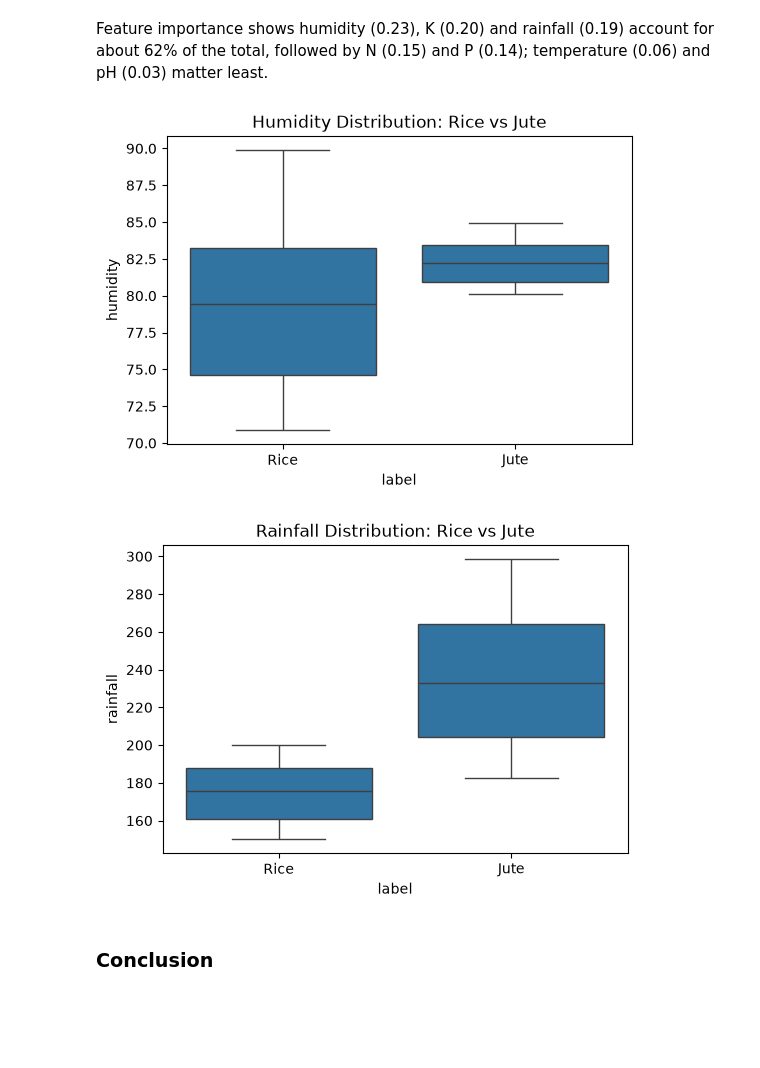
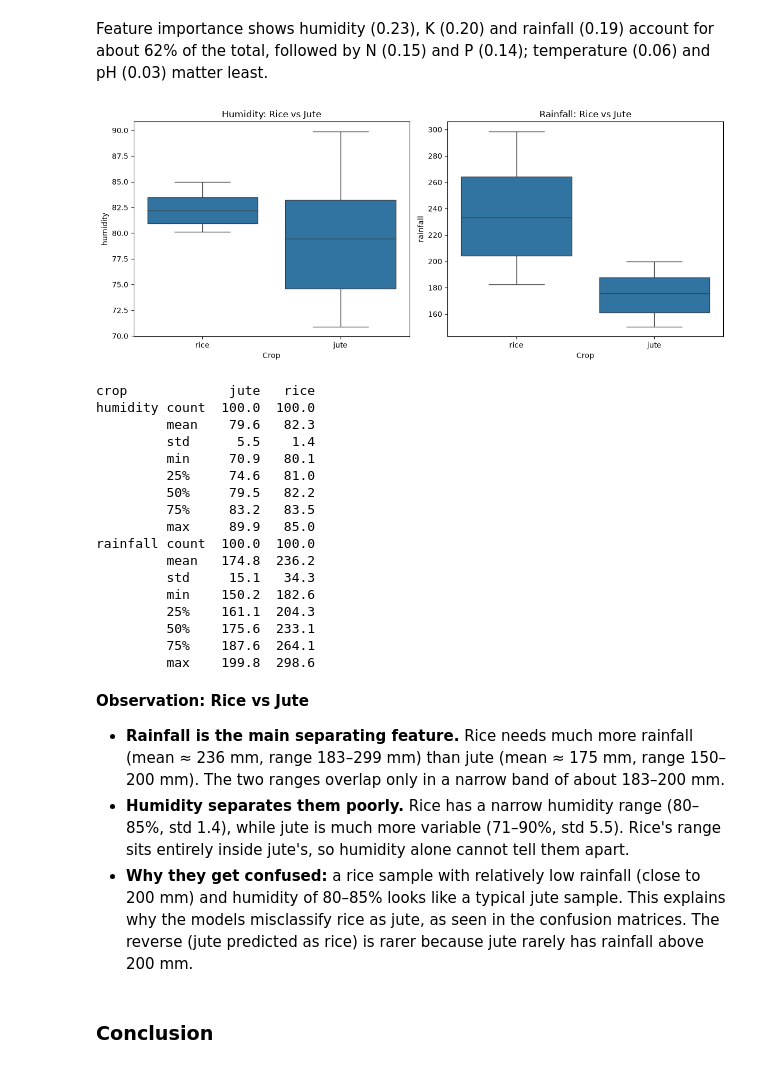
Before and after one commit to NanditaGupta15/Crop-Recommendation-System-ML_Project-, a Jupyter notebook: Crop_Recommendation_System.ipynb, the cells around one changed output. Drawn from its saved outputs; the diff is of its cells as text; code cells hidden in the pictures; blank space fills up the shorter version.

```diff
--- a/Crop_Recommendation_System.ipynb
+++ b/Crop_Recommendation_System.ipynb
@@ -753,34 +753,47 @@ plt.show()
 # %% [markdown]
 Feature importance shows humidity (0.23), K (0.20) and rainfall (0.19) account for about 62% of the total, followed by N (0.15) and P (0.14); temperature (0.06) and pH (0.03) matter least.
 # %%
-rice_code = label_encoder.transform(['rice'])[0]
-jute_code = label_encoder.transform(['jute'])[0]
-df_rice_jute = df[df['label'].isin([rice_code, jute_code])]
-plt.figure(figsize=(6,4))
-sns.boxplot(x='label', y='humidity', data=df_rice_jute)
+# Rice vs Jute: compare the features the model confuses them on
+plot_df = df.copy()
+plot_df['crop'] = label_encoder.inverse_transform(plot_df['label'])  # numbers -> crop names
 
-plt.xticks(
-    [0, 1],
-    ['Rice', 'Jute']
-)
+subset = plot_df[plot_df['crop'].isin(['rice', 'jute'])]
 
-plt.title('Humidity Distribution: Rice vs Jute')
+fig, axes = plt.subplots(1, 2, figsize=(12, 5))
+for ax, col in zip(axes, ['humidity', 'rainfall']):
+    sns.boxplot(data=subset, x='crop', y=col, order=['rice', 'jute'], ax=ax)
+    ax.set_title(f'{col.capitalize()}: Rice vs Jute')
+    ax.set_xlabel('Crop')
+plt.tight_layout()
 plt.show()
+
+# Numbers to base your written observation on
+print(subset.groupby('crop')[['humidity', 'rainfall']].describe().T.round(1))
 # %% [output]
-[figure, old version]
+[figure, new version]
+crop             jute   rice
+humidity count  100.0  100.0
+         mean    79.6   82.3
+         std      5.5    1.4
+         min     70.9   80.1
+         25%     74.6   81.0
+         50%     79.5   82.2
+         75%     83.2   83.5
+         max     89.9   85.0
+rainfall count  100.0  100.0
+         mean   174.8  236.2
+         std     15.1   34.3
+         min    150.2  182.6
+         25%    161.1  204.3
+         50%    175.6  233.1
+         75%    187.6  264.1
+         max    199.8  298.6
-# %%
-plt.figure(figsize=(6,4))
-sns.boxplot(x='label', y='rainfall', data=df_rice_jute)
-
-plt.xticks(
-    [0, 1],
-    ['Rice', 'Jute']
-)
-
-plt.title('Rainfall Distribution: Rice vs Jute')
-plt.show()
-# %% [output]
-[figure, removed]
+# %% [markdown]
+**Observation: Rice vs Jute**
+
+- **Rainfall is the main separating feature.** Rice needs much more rainfall (mean ≈ 236 mm, range 183–299 mm) than jute (mean ≈ 175 mm, range 150–200 mm). The two ranges overlap only in a narrow band of about 183–200 mm.
+- **Humidity separates them poorly.** Rice has a narrow humidity range (80–85%, std 1.4), while jute is much more variable (71–90%, std 5.5). Rice's range sits entirely inside jute's, so humidity alone cannot tell them apart.
+- **Why they get confused:** a rice sample with relatively low rainfall (close to 200 mm) and humidity of 80–85% looks like a typical jute sample. This explains why the models misclassify rice as jute, as seen in the confusion matrices. The reverse (jute predicted as rice) is rarer because jute rarely has rainfall above 200 mm.
 # %% [markdown]
 ### Conclusion
 # %% [markdown]
```
Also changed, not shown: 4 other files.
